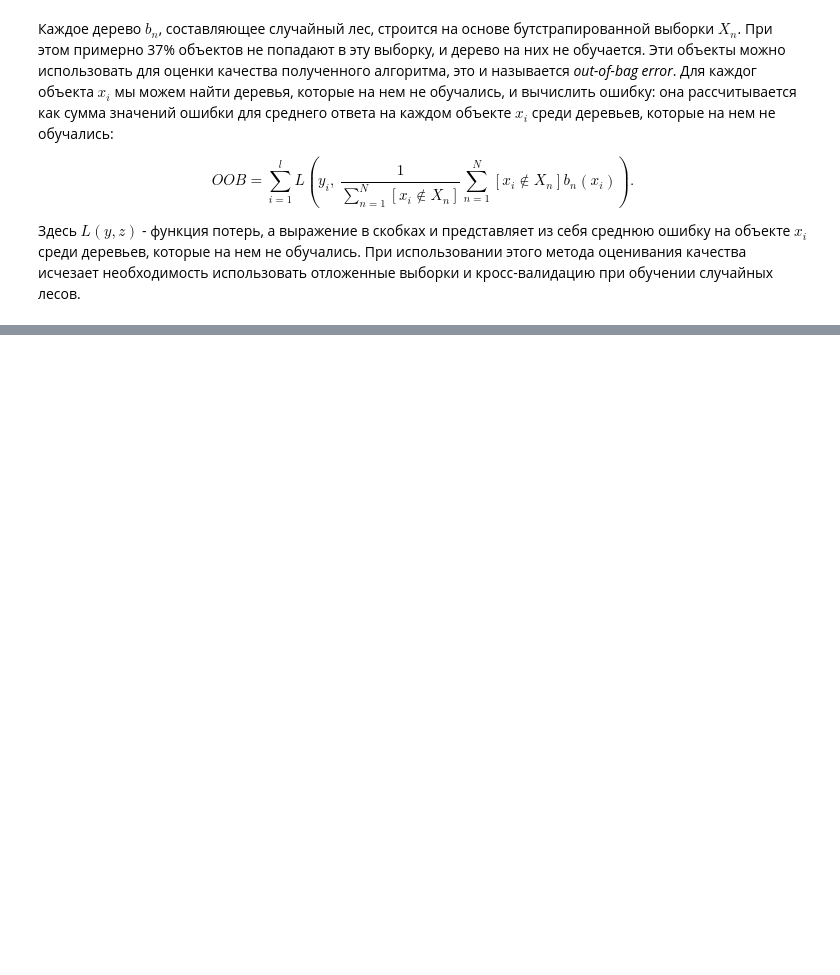
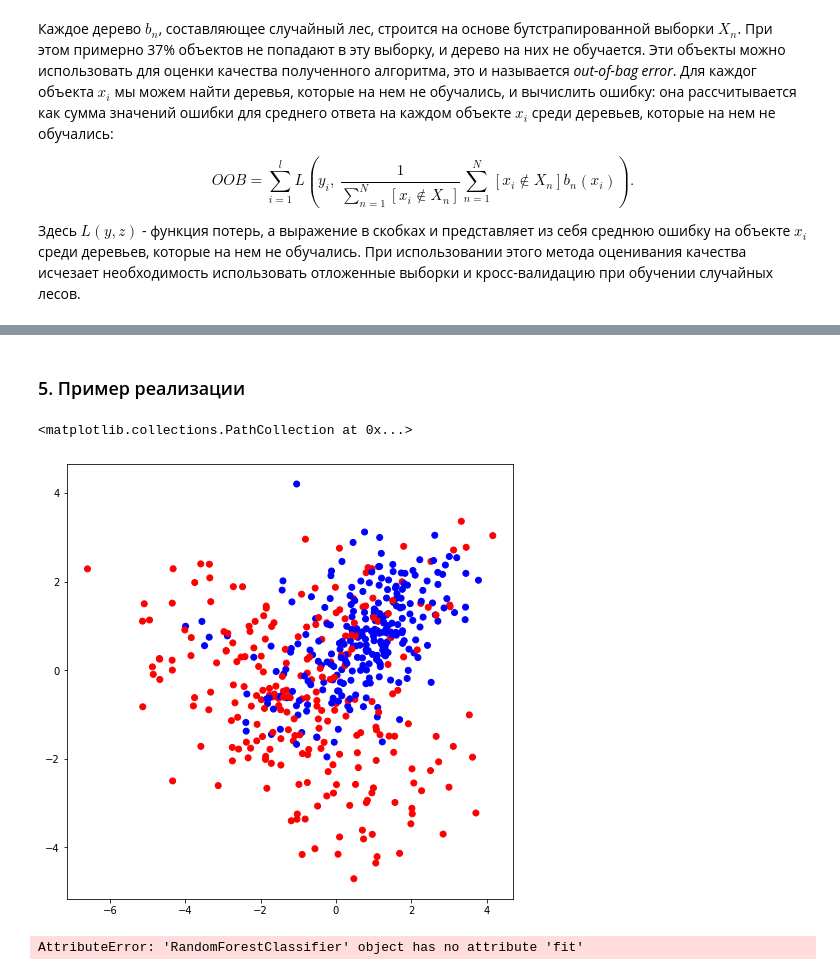
Before and after one commit to doksketch/algorithms-for-data-analysis, a Jupyter notebook: 05_RandomForest/random forest.ipynb, the cells around one changed output, grey strips where cells are left out. Drawn from its saved outputs; the diff is of its cells as text; code cells hidden in the pictures; blank space fills up the shorter version.

Commit message:
random forest

```diff
--- a/05_RandomForest/random forest.ipynb
+++ b/05_RandomForest/random forest.ipynb
@@ -51,3 +51,5 @@ $$OOB = \sum^{l}_{i=1}L\left ( y_{i}, \:\frac{1}{\sum^{N}_{n=1}[x_{i}\notin X_{n
 При использовании этого метода оценивания качества исчезает необходимость использовать отложенные выборки и кросс-валидацию при обучении случайных лесов.
 # %% [markdown]
 ![title](oob.png)
+# %% [markdown]
+### 5. Пример реализации
@@ -53,0 +63,15 @@ $$OOB = \sum^{l}_{i=1}L\left ( y_{i}, \:\frac{1}{\sum^{N}_{n=1}[x_{i}\notin X_{n
+# %%
+classification_data, classification_labels = datasets.make_classification(n_samples=500,
+                                                      n_features = 5, n_informative = 5,
+                                                      n_classes = 2, n_redundant=0, flip_y=0.25,
+                                                      n_clusters_per_class=1, random_state=23)
+# %%
+colors = ListedColormap(['red', 'blue'])
+light_colors = ListedColormap(['lightcoral', 'lightblue'])
+
+plt.figure(figsize=(8,8))
+plt.scatter(list(map(lambda x: x[0], classification_data)), list(map(lambda x: x[1], classification_data)),
+              c=classification_labels, cmap=colors)
+# %% [output]
+<matplotlib.collections.PathCollection at 0x...>
+[figure, added]
@@ -53,0 +90,4 @@ $$OOB = \sum^{l}_{i=1}L\left ( y_{i}, \:\frac{1}{\sum^{N}_{n=1}[x_{i}\notin X_{n
+# %%
+my_forest.fit(train_data, train_labels, n_trees=5)
+# %% [output]
+AttributeError: 'RandomForestClassifier' object has no attribute 'fit'
```
Also changed, not shown: parts of 4 cells of this notebook, 1 other file.
